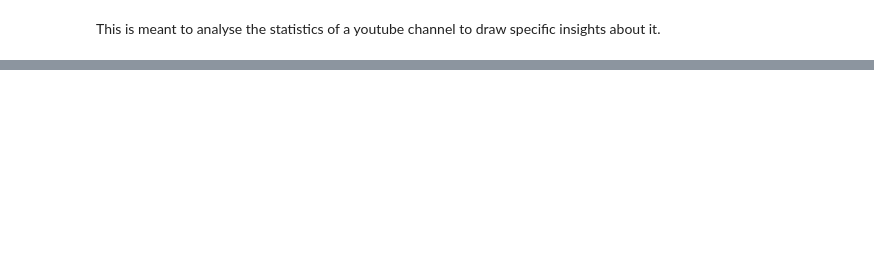
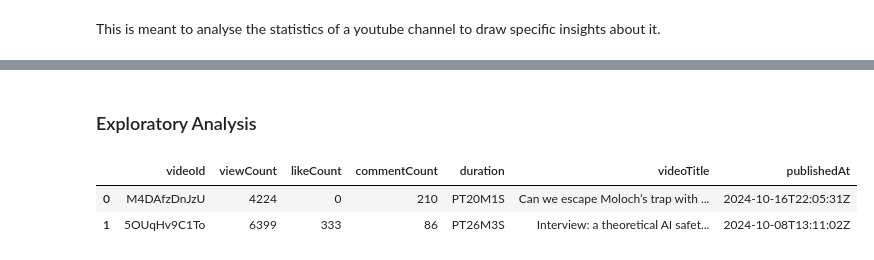
Before and after one commit to LVKinyanjui/StatsMan, a Jupyter notebook: YoutubeV3/channel_analysis.ipynb, the cells around one changed output, grey strips where cells are left out. Saved outputs shown, nothing was run; the diff lists cells and outputs as text; code cells hidden in the pictures; blank space fills up the shorter version.

```diff
--- a/YoutubeV3/channel_analysis.ipynb
+++ b/YoutubeV3/channel_analysis.ipynb
@@ -7,2 +5,4 @@ api = YoutubeAPI("GoogleDevelopers")
+# %%
+api = YoutubeAPI(video_url="https://www.youtube.com/watch?v=xYdl5pJT2aA&t=665s")
 # %%
 api.get_uploads_playlist_id()
@@ -10,0 +28,4 @@ KeyError: 'items'
+# %%
+data = api.get_video_stats()
+# %% [markdown]
+### Exploratory Analysis
@@ -10,0 +34,8 @@ KeyError: 'items'
+# %%
+df = pd.DataFrame(data)
+# %%
+df.head(2)
+# %% [output]
+|  | videoId | viewCount | likeCount | commentCount | duration | videoTitle | publishedAt |
+| 0 | M4DAfzDnJzU | 4224 | 0 | 210 | PT20M1S | Can we escape Moloch’s trap with ... | 2024-10-16T22:05:31Z |
+| 1 | 5OUqHv9C1To | 6399 | 333 | 86 | PT26M3S | Interview: a theoretical AI safet... | 2024-10-08T13:11:02Z |
```
Also changed, not shown: parts of 10 cells of this notebook, 2 other files.
